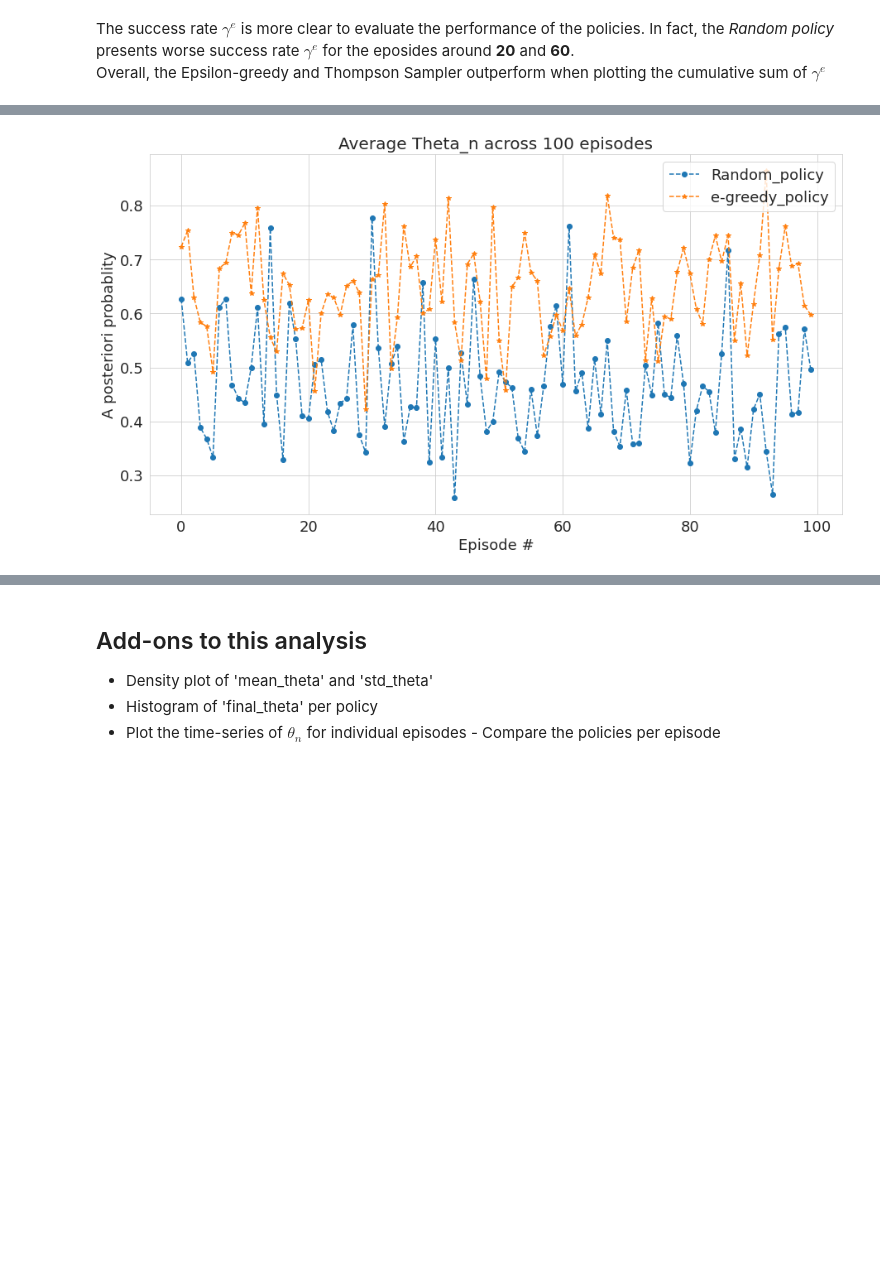
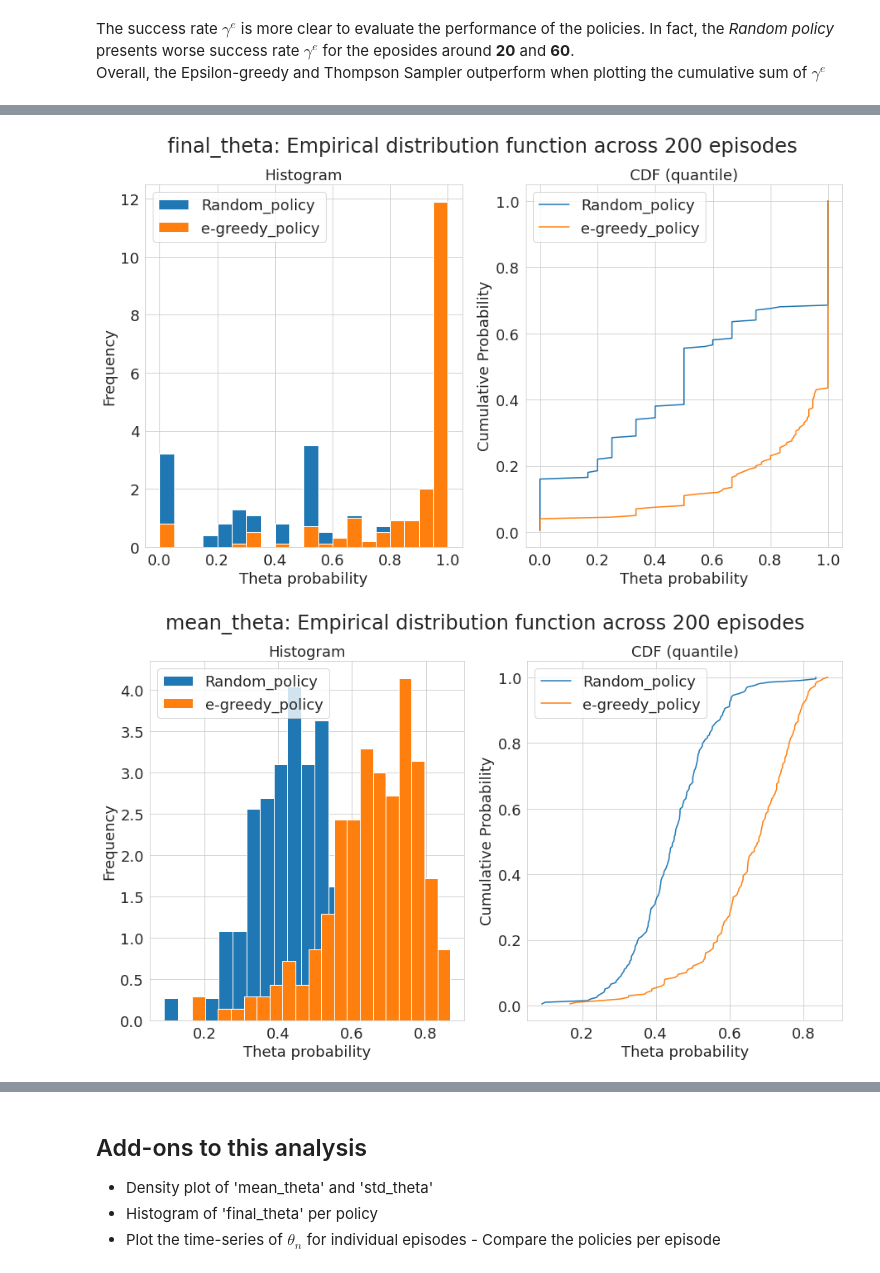
Before and after one commit to tabsa/RL_cases, a Jupyter notebook: Multi_armed_bandit/Data_analysis_Informs_P2P.ipynb, the cells around one changed output, grey strips where cells are left out. Cells and saved outputs as stored; diff of their text form; code cells hidden in the pictures; blank space fills up the shorter version.

```diff
--- a/Multi_armed_bandit/Data_analysis_Informs_P2P.ipynb
+++ b/Multi_armed_bandit/Data_analysis_Informs_P2P.ipynb
@@ -44,6 +44,21 @@ def plot_reward_per_episode(df_score, y_feat, plt_label, plt_marker, size=(10,8)
         y = df_score[i][y_feat]
         y = np.cumsum(y) if y_sum else y
         plt.plot(x, y, label=plt_label[i], marker=plt_marker[i], linestyle='--')
+
+# Plot the theta per episode and RL_agent
+def plot_theta_per_episode(df_score, theta, plt_label, n_bins=20, size=(10,8)):
+    from statsmodels.distributions.empirical_distribution import ECDF
+    # Get the plot parameters
+    no_RL_agents = len(df_score)
+    no_episodes = df_score[0].shape[0]
+    fig, axis = plt.subplots(1, 2, figsize=size, sharex=True)
+    x = np.arange(0, no_episodes)
+    for i in range(no_RL_agents):
+        x = df_score[i][theta]
+        axis[0].hist(x, density=True, bins=n_bins, label=plt_label[i])
+        ecdf = ECDF(x)
+        axis[1].plot(ecdf.x, ecdf.y, label=plt_label[i])
+    return fig, axis
 # %% [markdown]
 ## Total reward $R_{Total}$ evolution per episode
 Total reward plot for all episodes with the following conditions:
@@ -138,14 +159,20 @@ We look into the mean probability $\overline{\theta_n}$ per episode $e$ - We onl
-# %%
-# Show the mean_theta per episode
-ax_label[1] = 'A posteriori probablity'
-plot_reward_per_episode(data['outcome'][0:2], 'mean_theta', label, marker, (15,8))
-# Legend and labels for the plot
-plt.legend(fontsize=ax_size)
-plt.ylabel(ax_label[1], fontsize=ax_size)
-plt.xticks(fontsize=ax_size)
-plt.yticks(fontsize=ax_size)
-plt.xlabel(ax_label[0], fontsize=ax_size)
-plt.title(f'Average Theta_n across {no_epi} episodes', fontsize=20)
-plt.show()
-# %% [output]
-[figure, removed]
+# %%
+# Show the histogram and CDF of Theta probability for all episodes
+theta_feat = ['final_theta', 'mean_theta'] # Theta_n to be seen (Final, mean, std_dev)
+ax_label = ['Theta probability', 'Frequency', 'Cumulative Probability']
+subplot_title = ['Histogram', 'CDF (quantile)']
+for theta in theta_feat:
+    fg, ax = plot_theta_per_episode(data['outcome'][0:2], theta, label, size=(15,8)) # Only plotting 'Random' and 'Epsilon-greedy'
+    # Legend and labels for the plot
+    [ax[i].legend(fontsize=ax_size) for i in range(len(ax))]
+    [ax[i].set_xlabel(xlabel=ax_label[0], fontsize=ax_size) for i in range(len(ax))]
+    [ax[i].set_ylabel(ylabel=ax_label[i+1], fontsize=ax_size) for i in range(len(ax))]
+    [ax[i].tick_params(axis='x', labelsize=ax_size) for i in range(len(ax))]
+    [ax[i].tick_params(axis='y', labelsize=ax_size) for i in range(len(ax))]
+    # Set title
+    [ax[i].set_title(subplot_title[i], fontsize=18) for i in range(len(ax))]
+    fg.suptitle(f'{theta}: Empirical distribution function across {no_epi} episodes', fontsize=24)
+    plt.show()
+# %% [output]
+[figure, added]
+[figure, added]
```
Also changed, not shown: parts of 7 cells of this notebook, 1 other file.
